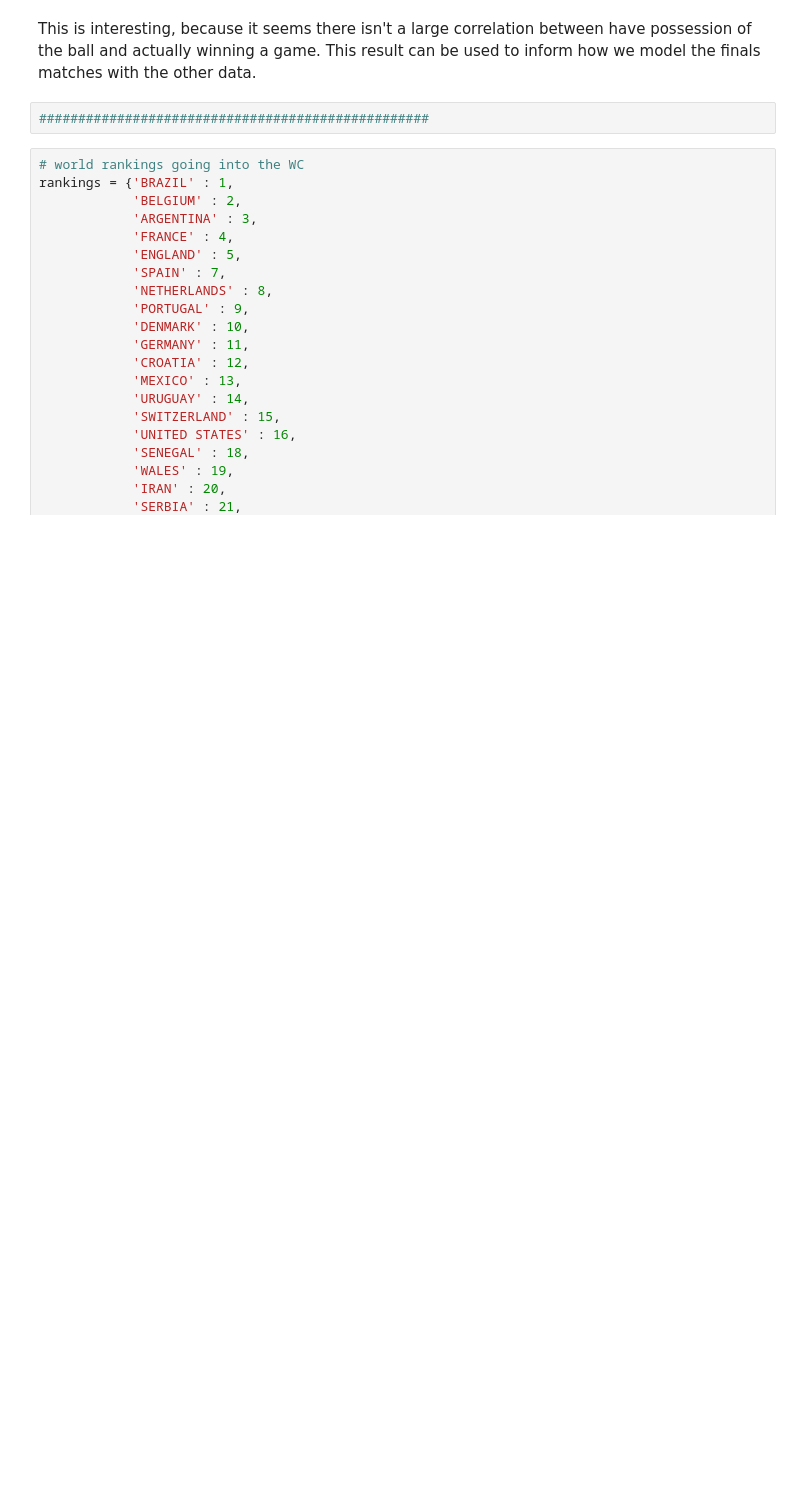
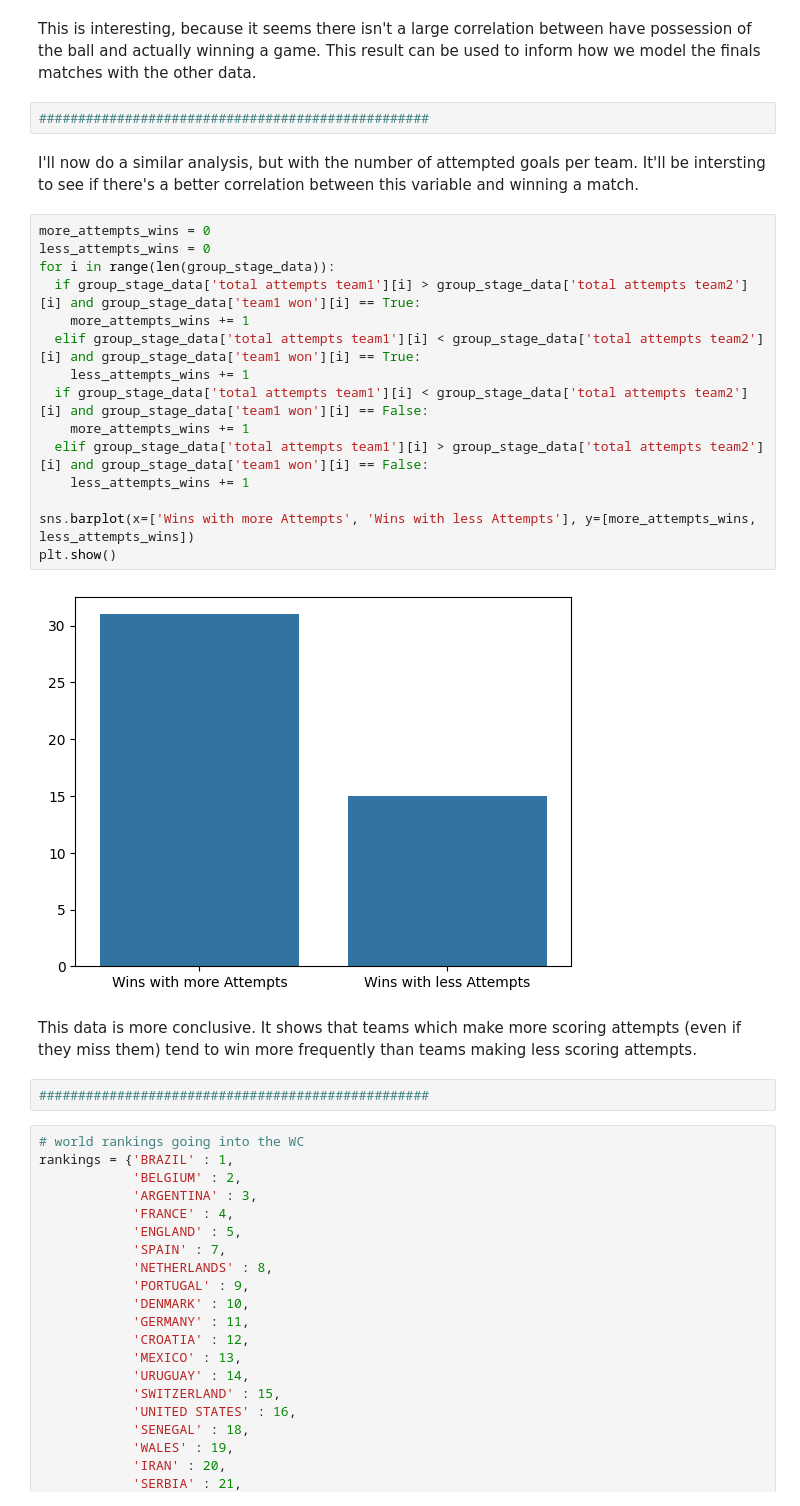
Before and after one commit to vrhughes/DS3001Group, a Jupyter notebook: Results/VH_Data_kaggle1_V2.ipynb, the cells around one changed output. Cells and saved outputs as stored; diff of their text form; blank space fills up the shorter version.

```diff
--- a/Results/VH_Data_kaggle1_V2.ipynb
+++ b/Results/VH_Data_kaggle1_V2.ipynb
@@ -149,6 +159,29 @@ plt.show()
 This is interesting, because it seems there isn't a large correlation between have possession of the ball and actually winning a game. This result can be used to inform how we model the finals matches with the other data.
 # %%
 ##################################################
+# %% [markdown]
+I'll now do a similar analysis, but with the number of attempted goals per team. It'll be intersting to see if there's a better correlation between this variable and winning a match.
+# %%
+more_attempts_wins = 0
+less_attempts_wins = 0
+for i in range(len(group_stage_data)):
+  if group_stage_data['total attempts team1'][i] > group_stage_data['total attempts team2'][i] and group_stage_data['team1 won'][i] == True:
+    more_attempts_wins += 1
+  elif group_stage_data['total attempts team1'][i] < group_stage_data['total attempts team2'][i] and group_stage_data['team1 won'][i] == True:
+    less_attempts_wins += 1
+  if group_stage_data['total attempts team1'][i] < group_stage_data['total attempts team2'][i] and group_stage_data['team1 won'][i] == False:
+    more_attempts_wins += 1
+  elif group_stage_data['total attempts team1'][i] > group_stage_data['total attempts team2'][i] and group_stage_data['team1 won'][i] == False:
+    less_attempts_wins += 1
+
+sns.barplot(x=['Wins with more Attempts', 'Wins with less Attempts'], y=[more_attempts_wins, less_attempts_wins])
+plt.show()
+# %% [output]
+[figure, added]
+# %% [markdown]
+This data is more conclusive. It shows that teams which make more scoring attempts (even if they miss them) tend to win more frequently than teams making less scoring attempts.
+# %%
+##################################################
 # %%
 # world rankings going into the WC
 rankings = {'BRAZIL' : 1,
```
Also changed, not shown: parts of 7 cells of this notebook.
